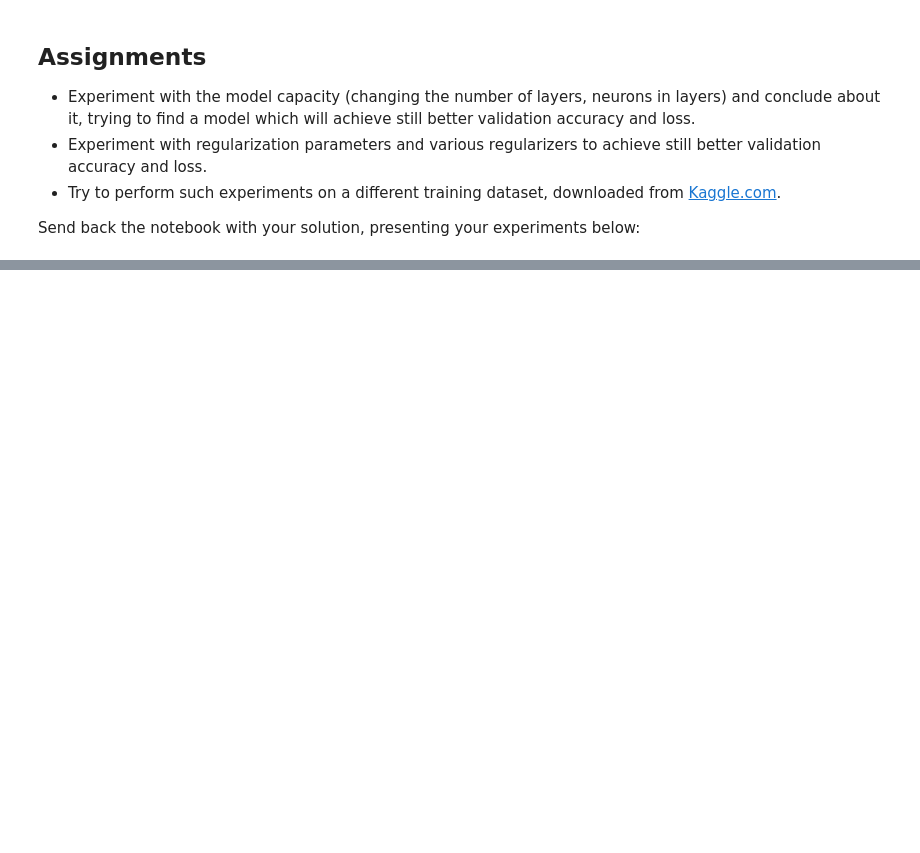
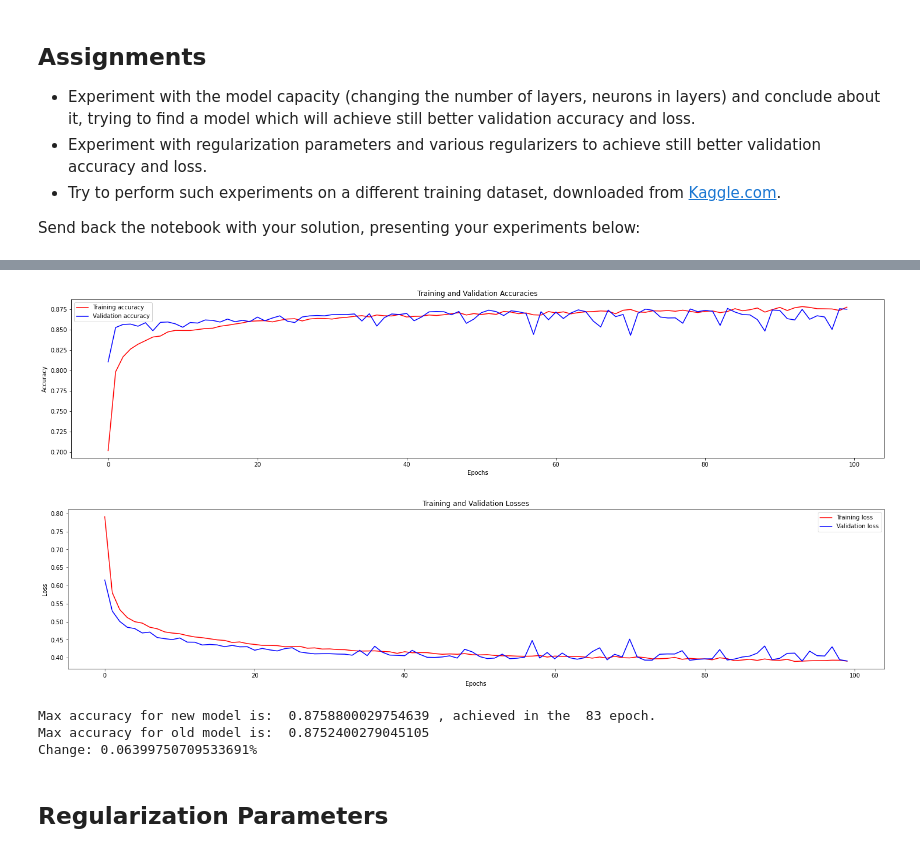
Before and after one commit to WykwalifikowanyProgramista7000/Magisterka, a Jupyter notebook: CI/lab02/AH-Lecture-Overfitting-and-Underfitting.ipynb, the cells around one changed output, grey strips where cells are left out. Drawn from its saved outputs; the diff is of its cells as text; code cells hidden in the pictures; blank space fills up the shorter version.

```diff
--- a/CI/lab02/AH-Lecture-Overfitting-and-Underfitting.ipynb
+++ b/CI/lab02/AH-Lecture-Overfitting-and-Underfitting.ipynb
@@ -1030,0 +1031,2 @@ Send back the notebook with your solution, presenting your experiments below:
+# %%
+acc_to_beat_1 = 0.8752400279045105
@@ -1030,0 +1126,20 @@ Send back the notebook with your solution, presenting your experiments below:
+# %%
+# Load IMDB data with the specified number of the most frequently words
+num_top_words=2000
+(train_data, train_labels), (test_data, test_labels) = imdb.load_data(num_words=num_top_words)
+
+x_train, y_train  = vectorize_data_float_labels(train_data, train_labels, num_top_words)
+x_val, y_val = vectorize_data_float_labels(test_data, test_labels, num_top_words)
+
+my_model = CreateNewModel2(num_top_words=num_top_words)
+
+my_model.summary()
+
+my_model.compile(optimizer='rmsprop',
+                  loss='binary_crossentropy',
+                  metrics=['acc'])
+
+my_history = my_model.fit(x_train, y_train,
+                            epochs=100,
+                            batch_size=512,
+                            validation_data=(x_val, y_val))
@@ -1030,0 +1164,12 @@ Send back the notebook with your solution, presenting your experiments below:
+# %%
+PlotAccuracy(my_history)
+PlotLoss(my_history)
+ShowResult(my_history, acc_to_beat_1)
+# %% [output]
+[figure, added]
+[figure, added]
+Max accuracy for new model is:  0.8758800029754639 , achieved in the  83 epoch.
+Max accuracy for old model is:  0.8752400279045105
+Change: 0.06399750709533691%
+# %% [markdown]
+## Regularization Parameters
```
Also changed, not shown: parts of 57 cells of this notebook, 29 other files.
